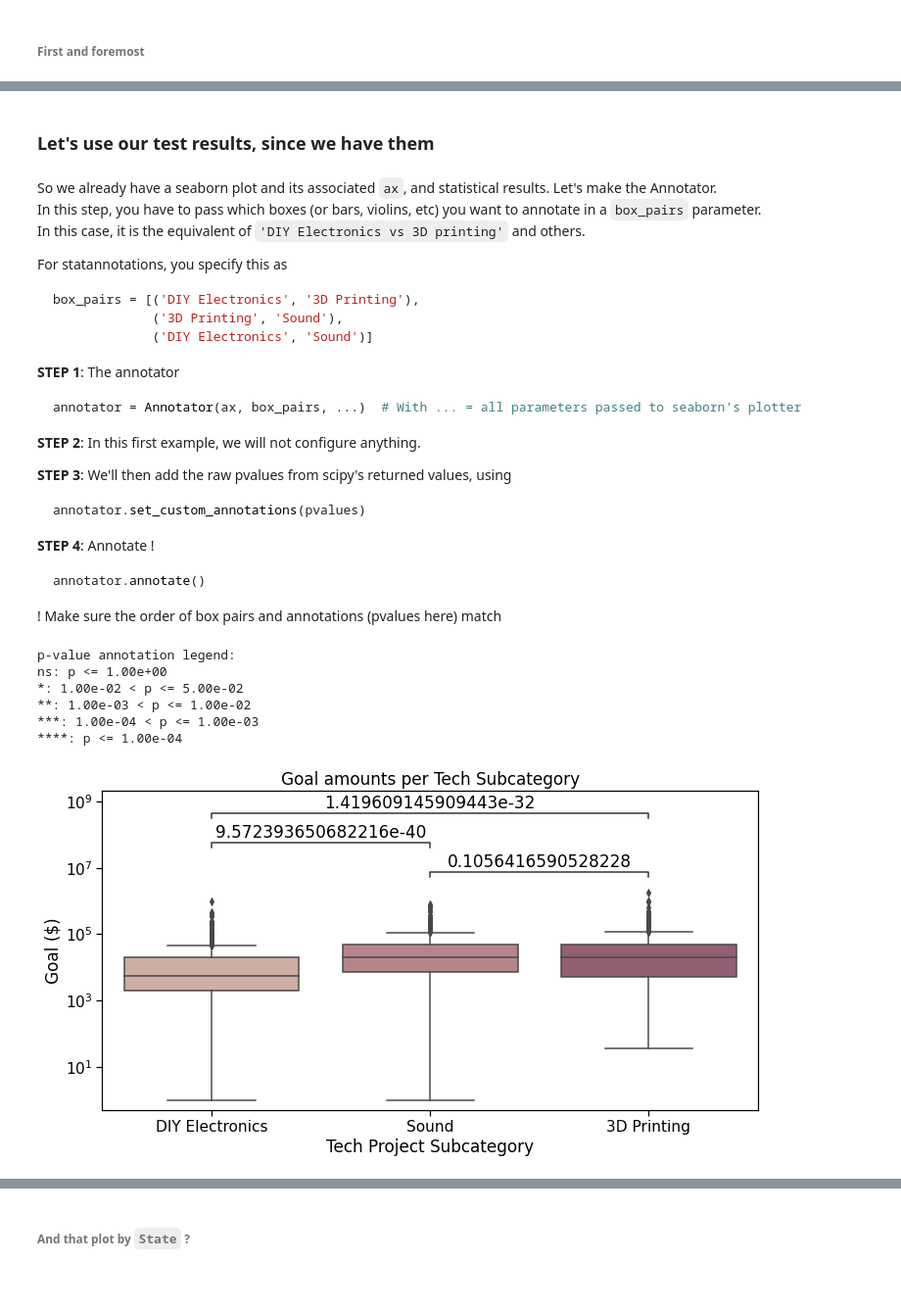
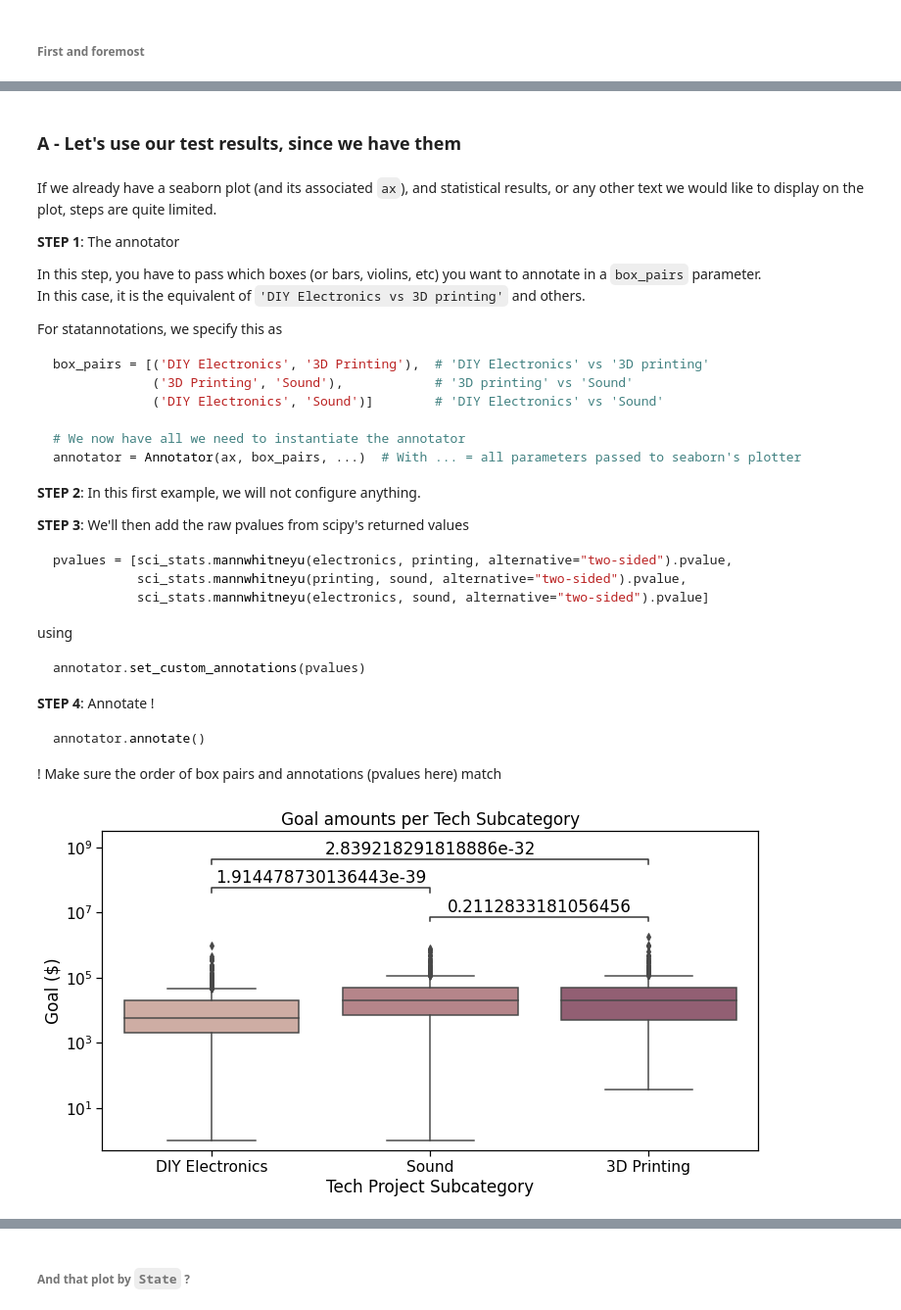
Before and after one commit to trevismd/statannotations-tutorials, a Jupyter notebook: Stat annot on Kickstarter tech projects.ipynb, the cells around one changed output, grey strips where cells are left out. Shown: that part at 98% size. Cells and saved outputs as stored; diff of their text form; code cells hidden in the pictures; blank space fills up the shorter version.

````diff
--- a/Stat annot on Kickstarter tech projects.ipynb
+++ b/Stat annot on Kickstarter tech projects.ipynb
@@ -104,12 +104,11 @@ There are 2253 projects in d3s.
 # %%
 def get_plot1():
     with sns.plotting_context("notebook", font_scale = 1.4):
-        ax = get_log_ax()
-        sns.boxplot(data=d3s, x='Subcategory', y='Goal', palette=subcat_palette[1:])
-        plt.title("Goal amounts per Tech Subcategory")
-        label_axes_for_subcat(ax)
+        new_ax = get_log_ax()
+        sns.boxplot(ax=new_ax, data=d3s, x='Subcategory', y='Goal', palette=subcat_palette[1:])
+        label_plot_for_subcat(new_ax)
         plt.show()
-        return ax
+        return new_ax
 ax = get_plot1()
 # %% [output]
 [figure]
@@ -185,0 +179,11 @@ Electronics vs Sound:  MannwhitneyuResult(statistic=184904.0, pvalue=9.572393650
+# %%
+# pvalues with scipy:
+stat_results = [sci_stats.mannwhitneyu(electronics, printing, alternative="two-sided"),
+                sci_stats.mannwhitneyu(printing, sound, alternative="two-sided"),
+                sci_stats.mannwhitneyu(electronics, sound, alternative="two-sided")]
+
+print("DIY Electronics vs 3D Printing: ", stat_results[0])
+print("3D printing vs Sound: ", stat_results[1])
+print("Electronics vs Sound: ", stat_results[2])
+
+pvalues = [result.pvalue for result in stat_results]
@@ -222,26 +230,36 @@ The general pattern is
 
 4. Annotate !
 # %% [markdown]
-### Let's use our test results, since we have them
+### A - Let's use our test results, since we have them
 # %% [markdown]
-So we already have a seaborn plot and its associated `ax`, and statistical results. Let's make the Annotator.
+If we already have a seaborn plot (and its associated `ax`), and statistical results, or any other text we would like to display on the plot, steps are quite limited.
+
+
+**STEP 1**: The annotator
+
 In this step, you have to pass which boxes (or bars, violins, etc) you want to annotate in a `box_pairs` parameter.
 In this case, it is the equivalent of `'DIY Electronics vs 3D printing'` and others.
 
-For statannotations, you specify this as
+For statannotations, we specify this as
+
 ```python
-box_pairs = [('DIY Electronics', '3D Printing'),
-             ('3D Printing', 'Sound'),
-             ('DIY Electronics', 'Sound')]
-```
-**STEP 1**: The annotator
-```python
+box_pairs = [('DIY Electronics', '3D Printing'),  # 'DIY Electronics' vs '3D printing'
+             ('3D Printing', 'Sound'),            # '3D printing' vs 'Sound'
+             ('DIY Electronics', 'Sound')]        # 'DIY Electronics' vs 'Sound'
+
+# We now have all we need to instantiate the annotator
 annotator = Annotator(ax, box_pairs, ...)  # With ... = all parameters passed to seaborn's plotter
 ```
 
 **STEP 2**: In this first example, we will not configure anything.
 
-**STEP 3**: We'll then add the raw pvalues from scipy's returned values, using
+**STEP 3**: We'll then add the raw pvalues from scipy's returned values
+```python
+pvalues = [sci_stats.mannwhitneyu(electronics, printing, alternative="two-sided").pvalue,
+           sci_stats.mannwhitneyu(printing, sound, alternative="two-sided").pvalue,
+           sci_stats.mannwhitneyu(electronics, sound, alternative="two-sided").pvalue]
+```
+using
 ```python
 annotator.set_custom_annotations(pvalues)
 ```
@@ -253,39 +271,26 @@ annotator.annotate()
 # %%
 with sns.plotting_context("notebook", font_scale = 1.4):
     ax = get_log_ax()
 
     # Putting the parameters in a dictionary avoids duplication
     plotting_parameters = {
         'data': d3s,
         'x': 'Subcategory',
         'y': 'Goal',
         'palette': subcat_palette[1:]
     }
 
     box_pairs = [('DIY Electronics', '3D Printing'),
-             ('3D Printing', 'Sound'),
-             ('DIY Electronics', 'Sound')]
-
-    # pvalues with scipy:
-    pvalues = [sci_stats.mannwhitneyu(electronics, printing).pvalue,
-               sci_stats.mannwhitneyu(printing, sound).pvalue,
-               sci_stats.mannwhitneyu(electronics, sound).pvalue]
-
+                 ('3D Printing', 'Sound'),
+                 ('DIY Electronics', 'Sound')]
 
     sns.boxplot(**plotting_parameters)
 
     annotator = Annotator(ax, box_pairs, **plotting_parameters)
     annotator.set_custom_annotations(pvalues)
     annotator.annotate()
-    plt.title("Goal amounts per Tech Subcategory")
-    label_axes_for_subcat(ax)
+    label_plot_for_subcat(ax)
 
     plt.show()
 # %% [output]
-p-value annotation legend:
-ns: p <= 1.00e+00
-*: 1.00e-02 < p <= 5.00e-02
-**: 1.00e-03 < p <= 1.00e-02
-***: 1.00e-04 < p <= 1.00e-03
-****: p <= 1.00e-04
-[figure, old version]
+[figure, new version]
````
Also changed, not shown: parts of 34 cells of this notebook, 1 other file.
